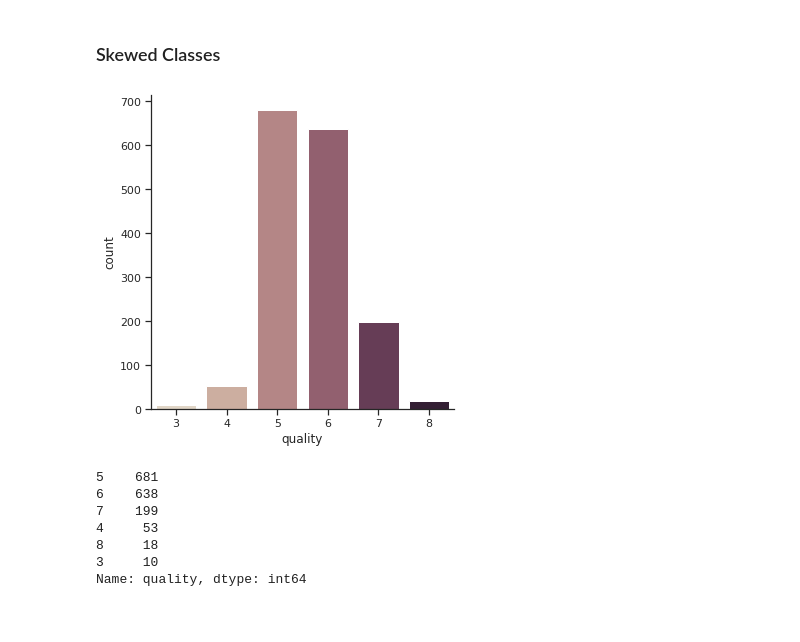
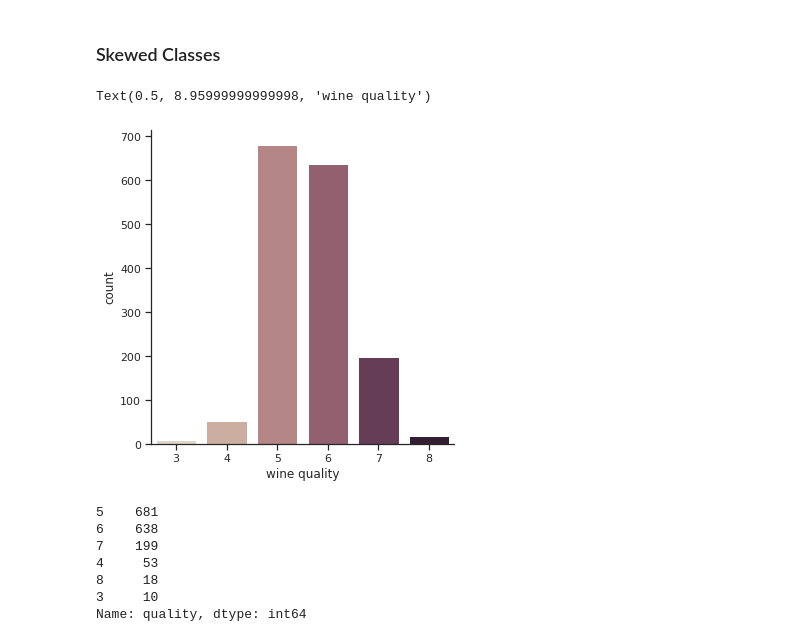
Before and after one commit to yixin0829/multi-label-wine-quality-classification, a Jupyter notebook: wine_quality_multi_classification_final.ipynb, the cells around one changed output. Cells and saved outputs as stored; diff of their text form; code cells hidden in the pictures.

```diff
--- a/wine_quality_multi_classification_final.ipynb
+++ b/wine_quality_multi_classification_final.ipynb
@@ -120,10 +112,12 @@ memory usage: 150.0 KB
 # %%
 # Visualize the categorical labels first
 sns.set(style="ticks", color_codes=True)
 
 sns.catplot(x="quality", kind="count", palette="ch:.25", data=wine_df);
+plt.xlabel('wine quality')
 # %% [output]
+Text(0.5, 8.95999999999998, 'wine quality')
-[figure, old version]
+[figure, new version]
 # %%
 wine_df['quality'].value_counts()
 # %% [output]
```
Also changed, not shown: parts of 7 cells of this notebook.
